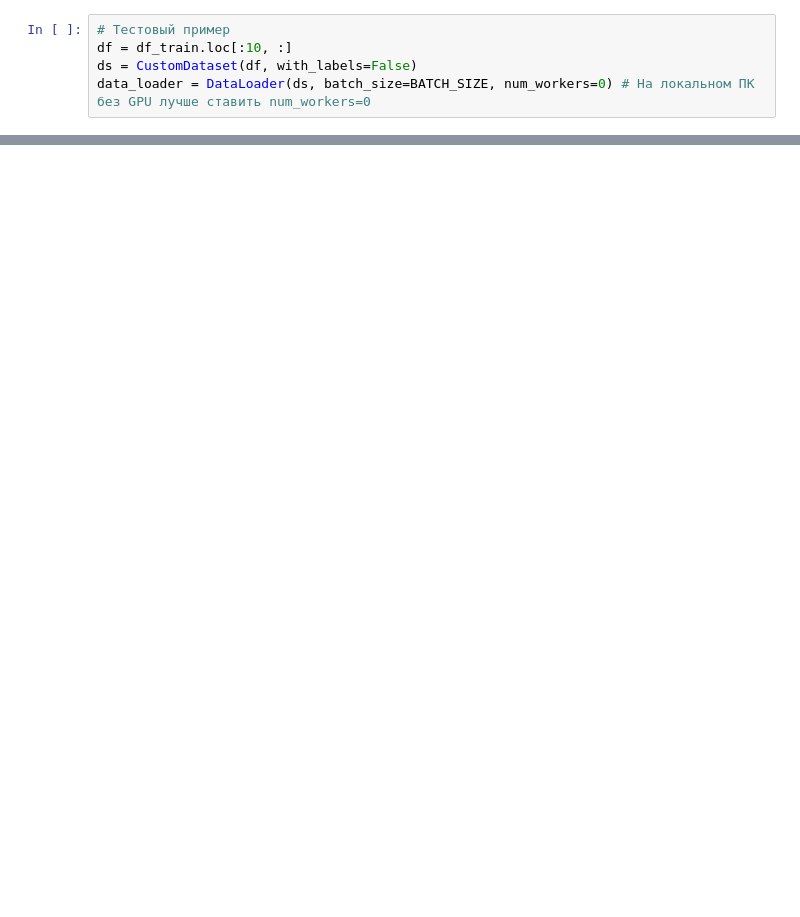
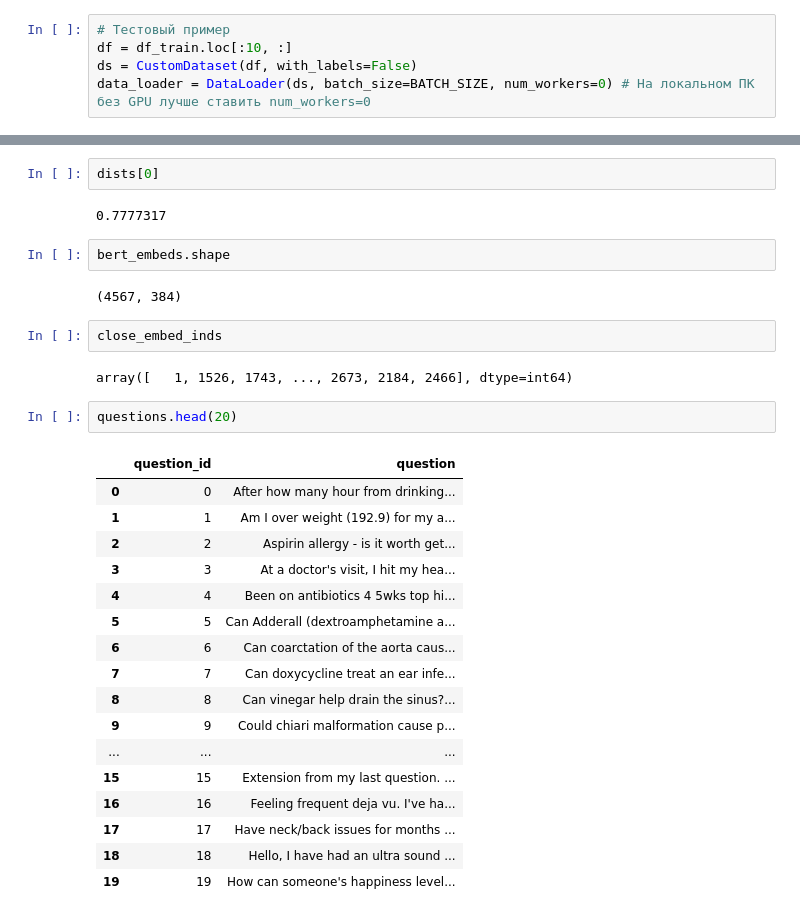
Before and after one commit to ibnkir/medical_qa_project, a Jupyter notebook: notebooks/prototyping.ipynb, the cells around one changed output, grey strips where cells are left out. Drawn from its saved outputs; the diff is of its cells as text; blank space fills up the shorter version.

```diff
--- a/notebooks/prototyping.ipynb
+++ b/notebooks/prototyping.ipynb
@@ -1788,0 +1507,32 @@ streamlit run streamlit_app.py
+# %%
+dists[0]
+# %% [output]
+0.7777317
+# %%
+bert_embeds.shape
+# %% [output]
+(4567, 384)
+# %%
+close_embed_inds
+# %% [output]
+array([   1, 1526, 1743, ..., 2673, 2184, 2466], dtype=int64)
+# %%
+questions.head(20)
+# %% [output]
+|  | question_id | question |
+| 0 | 0 | After how many hour from drinking... |
+| 1 | 1 | Am I over weight (192.9) for my a... |
+| 2 | 2 | Aspirin allergy - is it worth get... |
+| 3 | 3 | At a doctor's visit, I hit my hea... |
+| 4 | 4 | Been on antibiotics 4 5wks top hi... |
+| 5 | 5 | Can Adderall (dextroamphetamine a... |
+| 6 | 6 | Can coarctation of the aorta caus... |
+| 7 | 7 | Can doxycycline treat an ear infe... |
+| 8 | 8 | Can vinegar help drain the sinus?... |
+| 9 | 9 | Could chiari malformation cause p... |
+| ... | ... | ... |
+| 15 | 15 | Extension from my last question. ... |
+| 16 | 16 | Feeling frequent deja vu. I've ha... |
+| 17 | 17 | Have neck/back issues for months ... |
+| 18 | 18 | Hello, I have had an ultra sound ... |
+| 19 | 19 | How can someone's happiness level... |
```
Also changed, not shown: parts of 82 cells of this notebook, 5 other files.
